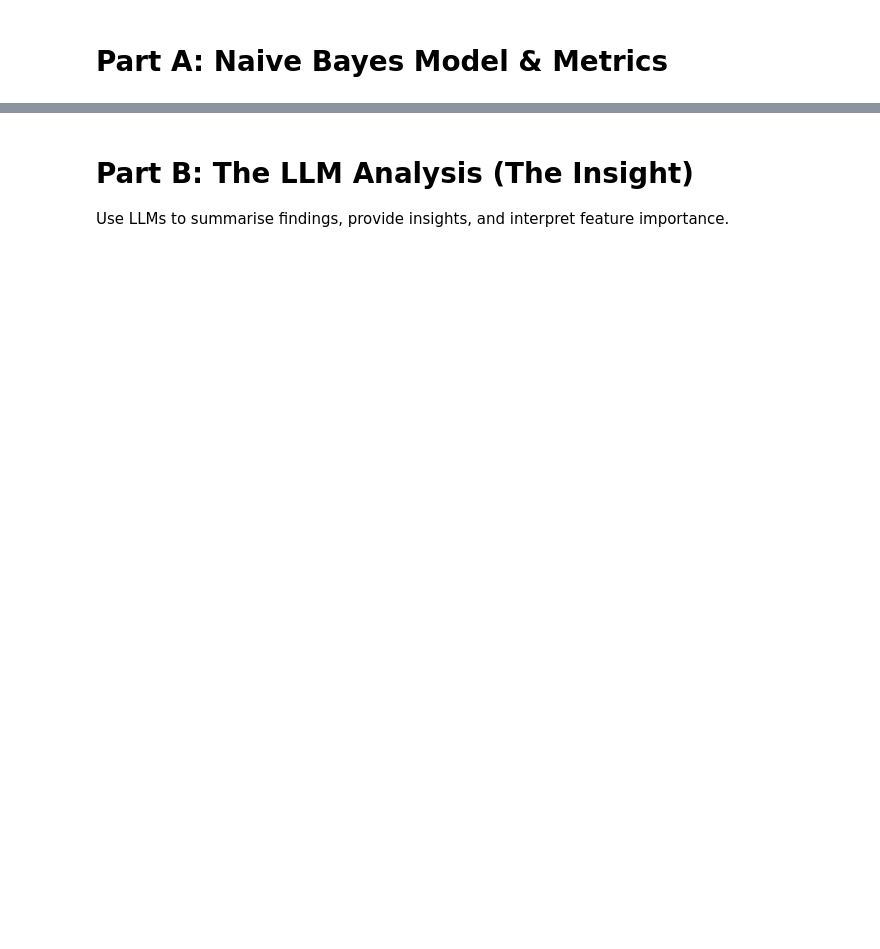
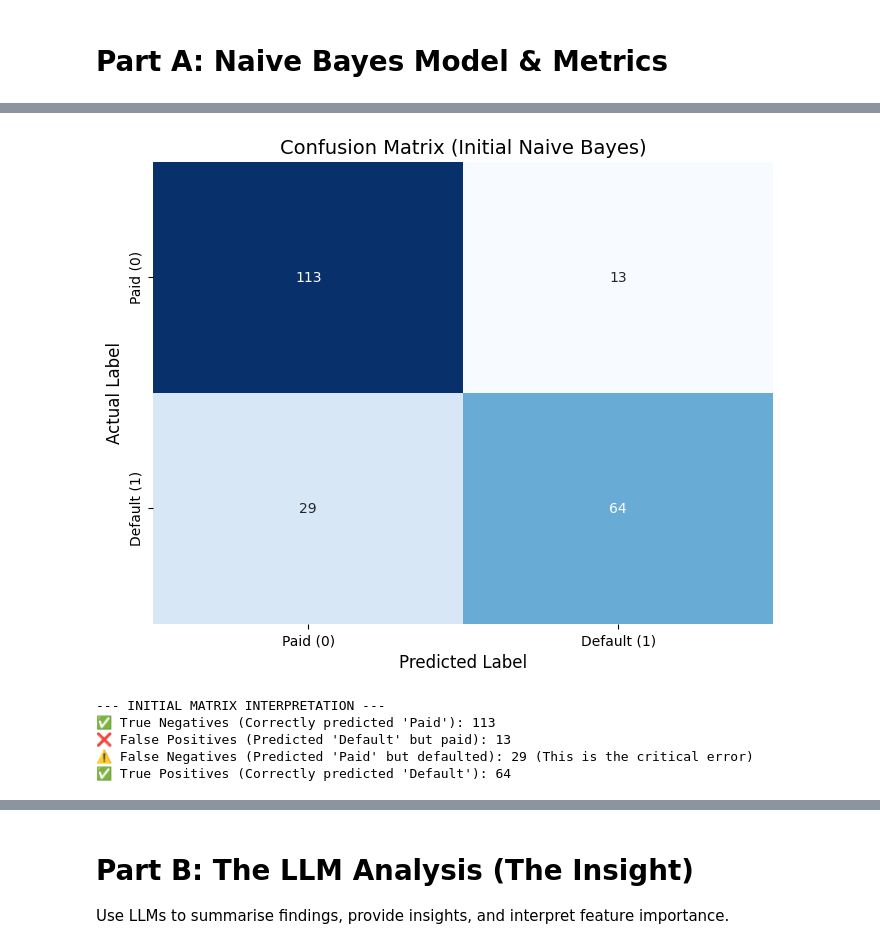
Before and after one commit to hanidew/WIE3007-DMW-GroupProject, a Jupyter notebook: DMW_GA_(Hani)_Naive_Bayes_Model.ipynb, the cells around one changed output, grey strips where cells are left out. Drawn from its saved outputs; the diff is of its cells as text; code cells hidden in the pictures; blank space fills up the shorter version.

Commit message:
Cleaned up google colab, added hyperparameter tuning and confusion matrix

```diff
--- a/DMW_GA_(Hani)_Naive_Bayes_Model.ipynb
+++ b/DMW_GA_(Hani)_Naive_Bayes_Model.ipynb
@@ -227,0 +239,32 @@ print("✅ Visualizations Generated.")
+# %%
+# ==========================================
+# STEP 3.5: Confusion Matrix (Before Tuning)
+# ==========================================
+# 1. Compute Matrix
+cm_initial = confusion_matrix(y_test, y_pred)
+
+# 2. Plot
+plt.figure(figsize=(8, 6))
+sns.heatmap(cm_initial, annot=True, fmt='d', cmap='Blues', cbar=False,
+            xticklabels=['Paid (0)', 'Default (1)'],
+            yticklabels=['Paid (0)', 'Default (1)'])
+
+plt.title('Confusion Matrix (Initial Naive Bayes)', fontsize=14)
+plt.xlabel('Predicted Label', fontsize=12)
+plt.ylabel('Actual Label', fontsize=12)
+plt.show()
+
+# 3. Interpretation
+tn, fp, fn, tp = cm_initial.ravel()
+print("\n--- INITIAL MATRIX INTERPRETATION ---")
+print(f"✅ True Negatives (Correctly predicted 'Paid'): {tn}")
+print(f"❌ False Positives (Predicted 'Default' but paid): {fp}")
+print(f"⚠️ False Negatives (Predicted 'Paid' but defaulted): {fn} (This is the critical error)")
+print(f"✅ True Positives (Correctly predicted 'Default'): {tp}")
+# %% [output]
+[figure, added]
+--- INITIAL MATRIX INTERPRETATION ---
+✅ True Negatives (Correctly predicted 'Paid'): 113
+❌ False Positives (Predicted 'Default' but paid): 13
+⚠️ False Negatives (Predicted 'Paid' but defaulted): 29 (This is the critical error)
+✅ True Positives (Correctly predicted 'Default'): 64
```
Also changed, not shown: parts of 26 cells of this notebook.
